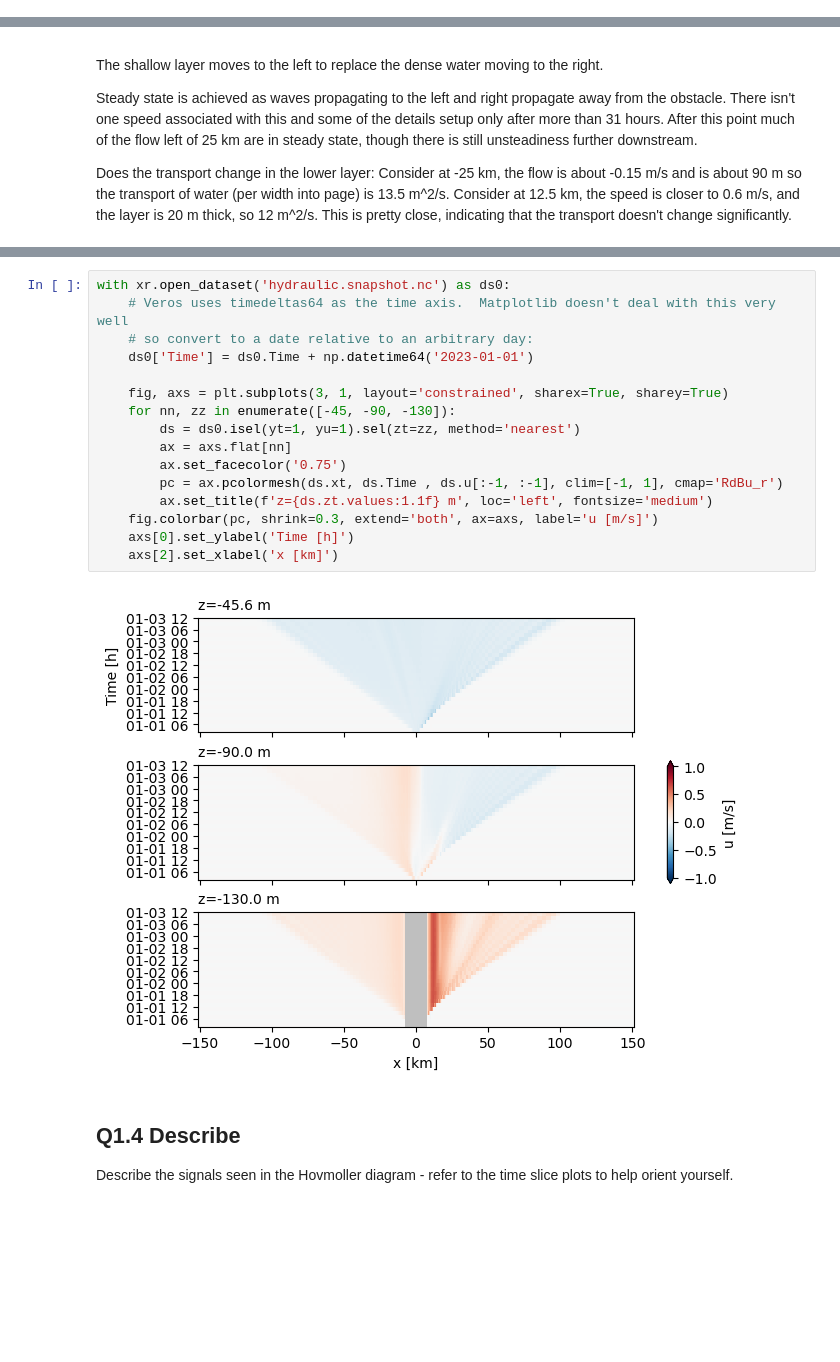
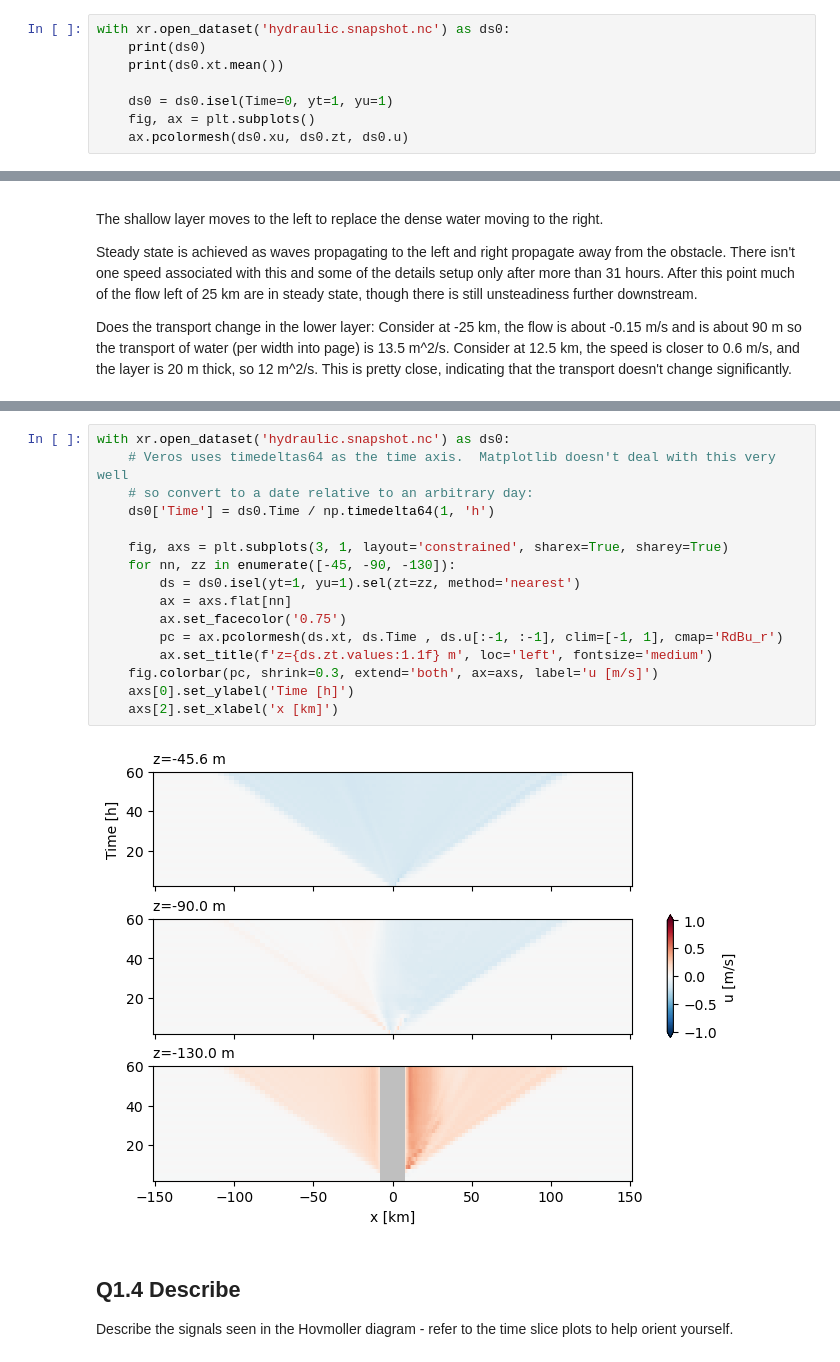
Before and after one commit to jklymak/Eos431Phy441, a Jupyter notebook: _sources/solution/Assign0/Assignment0.ipynb, the cells around one changed output, grey strips where cells are left out. Cells and saved outputs as stored; diff of their text form; blank space fills up the shorter version.

```diff
--- a/_sources/solution/Assign0/Assignment0.ipynb
+++ b/_sources/solution/Assign0/Assignment0.ipynb
@@ -54,3 +55,11 @@ import matplotlib.pyplot as plt
 # %%
 # use the matplotlib widget
 %matplotlib widget
+# %%
+with xr.open_dataset('hydraulic.snapshot.nc') as ds0:
+    print(ds0)
+    print(ds0.xt.mean())
+
+    ds0 = ds0.isel(Time=0, yt=1, yu=1)
+    fig, ax = plt.subplots()
+    ax.pcolormesh(ds0.xu, ds0.zt, ds0.u)
@@ -102,21 +130,21 @@ Time in Veros is stored as `np.timedelta64` which is time since the model run st
 # %%
 with xr.open_dataset('hydraulic.snapshot.nc') as ds0:
     # Veros uses timedeltas64 as the time axis.  Matplotlib doesn't deal with this very well
     # so convert to a date relative to an arbitrary day:
-    ds0['Time'] = ds0.Time + np.datetime64('2023-01-01')
+    ds0['Time'] = ds0.Time / np.timedelta64(1, 'h')
 
     fig, axs = plt.subplots(3, 1, layout='constrained', sharex=True, sharey=True)
     for nn, zz in enumerate([-45, -90, -130]):
         ds = ds0.isel(yt=1, yu=1).sel(zt=zz, method='nearest')
         ax = axs.flat[nn]
         ax.set_facecolor('0.75')
         pc = ax.pcolormesh(ds.xt, ds.Time , ds.u[:-1, :-1], clim=[-1, 1], cmap='RdBu_r')
         ax.set_title(f'z={ds.zt.values:1.1f} m', loc='left', fontsize='medium')
     fig.colorbar(pc, shrink=0.3, extend='both', ax=axs, label='u [m/s]')
     axs[0].set_ylabel('Time [h]')
     axs[2].set_xlabel('x [km]')
 # %% [output]
-[figure, old version]
+[figure, new version]
 # %% [markdown]
 ## Q1.4 Describe
 
```
Also changed, not shown: parts of 4 cells of this notebook, 42 other files.
